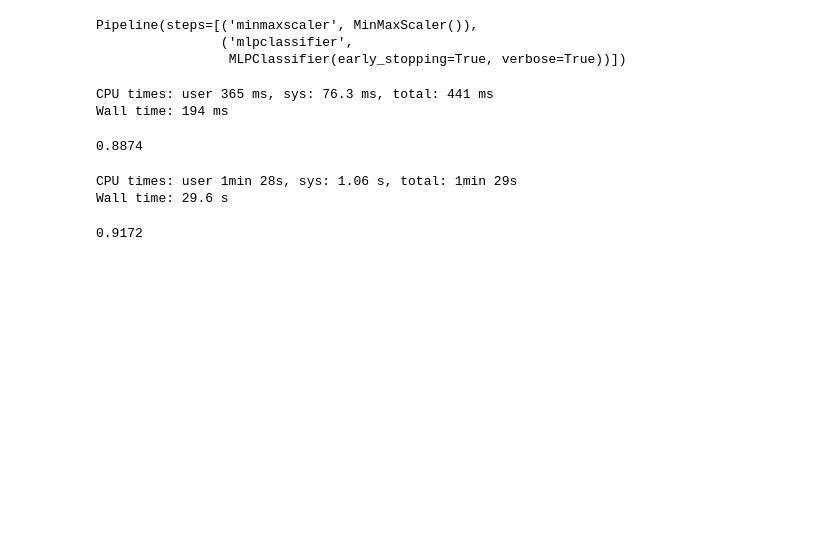
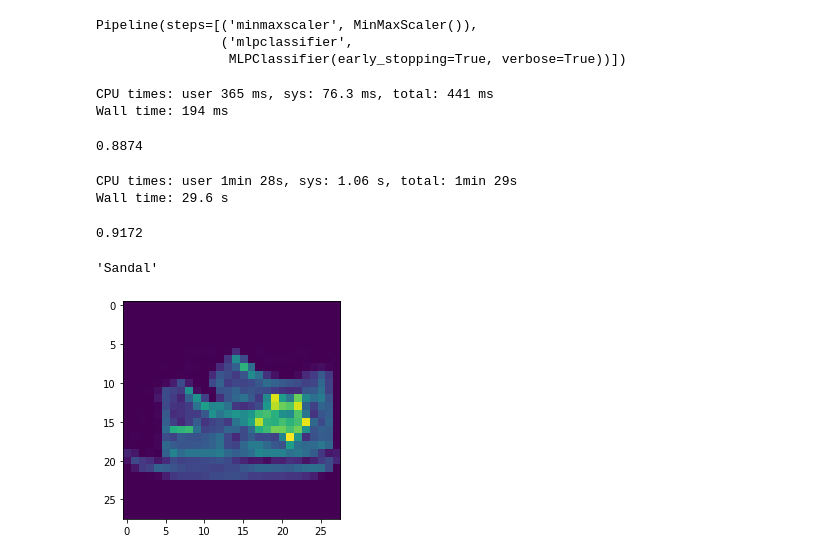
Before and after one commit to luknw/um-lime, a Jupyter notebook: lime-explain.ipynb, the cells around one changed output. Drawn from its saved outputs; the diff is of its cells as text; code cells hidden in the pictures; blank space fills up the shorter version.

```diff
--- a/lime-explain.ipynb
+++ b/lime-explain.ipynb
@@ -124,3 +123,9 @@ resnet = K.models.load_model('fmnist_resnet_model.h5')
 CPU times: user 1min 28s, sys: 1.06 s, total: 1min 29s
 Wall time: 29.6 s
 0.9172
+# %%
+plt.imshow(X_test[-1].reshape(28, 28));
+class_names[y_test[-1]]
+# %% [output]
+'Sandal'
+[figure, added]
```
Also changed, not shown: parts of 16 cells of this notebook, 1 other file.
